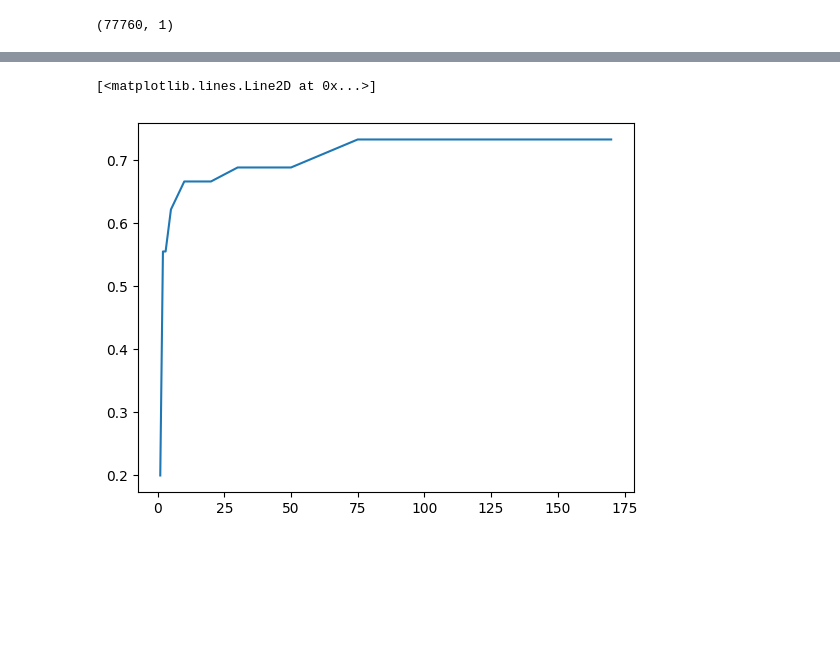
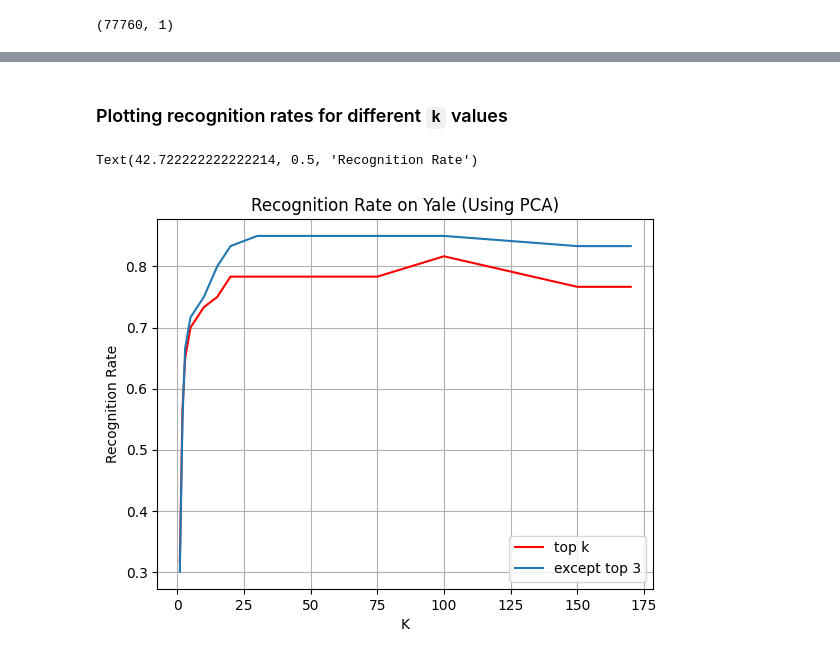
Before and after one commit to Atishay25/FisherFaces-for-Face-Recognition, a Jupyter notebook: notebooks/yale.ipynb, the cells around one changed output, grey strips where cells are left out. Drawn from its saved outputs; the diff is of its cells as text; code cells hidden in the pictures; blank space fills up the shorter version.

```diff
--- a/notebooks/yale.ipynb
+++ b/notebooks/yale.ipynb
@@ -72,16 +70,13 @@ df.head()
 # %%
-PER_CLASS = 8 # 11 images (3 test & 8 train)
+PER_CLASS = 7 # 11 images (3 test & 8 train)
 NO_CLASSES = 15
 DS_SIZE = df["subject"].count()
 TEST_SIZE = 1 - (PER_CLASS * NO_CLASSES / DS_SIZE)
 
-# # list files for each group
-# # df.groupby(['subject'])['filename'].apply(list)
 y = df['subject']
 X = df.drop('subject',axis=1)
 
-# # subject
-X_train_info, X_test_info, y_train, y_test = train_test_split(X, y, test_size=TEST_SIZE, random_state=45, stratify=y)
+X_train_info, X_test_info, y_train, y_test = train_test_split(X, y, test_size=TEST_SIZE, random_state=0, stratify=y)
 
 y_train = y_train.tolist()
 y_test = y_test.tolist()
@@ -175,8 +152,32 @@ for i in range(len(k_s)):
             recognized += 1
     r = recognized/X_test_centered.shape[1]
     rates.append(r)
-# %%
-plt.plot(k_s, rates)
-# %% [output]
-[<matplotlib.lines.Line2D at 0x...>]
-[figure, removed]
+# %%
+rates1 = []
+for i in range(len(k_s)):
+    V_k = V[:, 3:k_s[i]+3]
+    alpha_l = V_k.T  @ X
+    alpha_p = V_k.T  @ X_test_centered
+    recognized = 0
+    for p in range(X_test_centered.shape[1]):
+        dist = np.sum((alpha_l - alpha_p[:,p][:,np.newaxis])**2, axis=0)
+        min_ind = np.argmin(dist)
+        #print(y_test[p],y_train[min_ind], dist.shape)
+        if y_test[p] == y_train[min_ind]:
+            recognized += 1
+    r = recognized/X_test_centered.shape[1]
+    rates1.append(r)
+# %% [markdown]
+### Plotting recognition rates for different `k` values
+# %%
+plt.plot(k_s, rates, c='red', label='top k')
+plt.plot(k_s, rates1, label='except top 3')
+plt.title("Recognition Rate on Yale (Using PCA)")
+plt.xlabel("K")
+plt.legend()
+plt.grid()
+plt.savefig("eigenfaces_yale.png")
+plt.ylabel("Recognition Rate")
+# %% [output]
+Text(42.722222222222214, 0.5, 'Recognition Rate')
+[figure, added]
```
Also changed, not shown: parts of 11 cells of this notebook, 11 other files.
